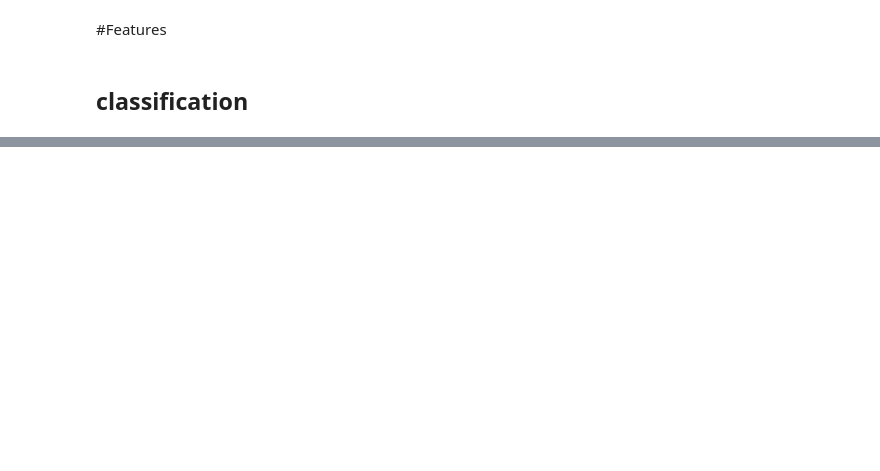
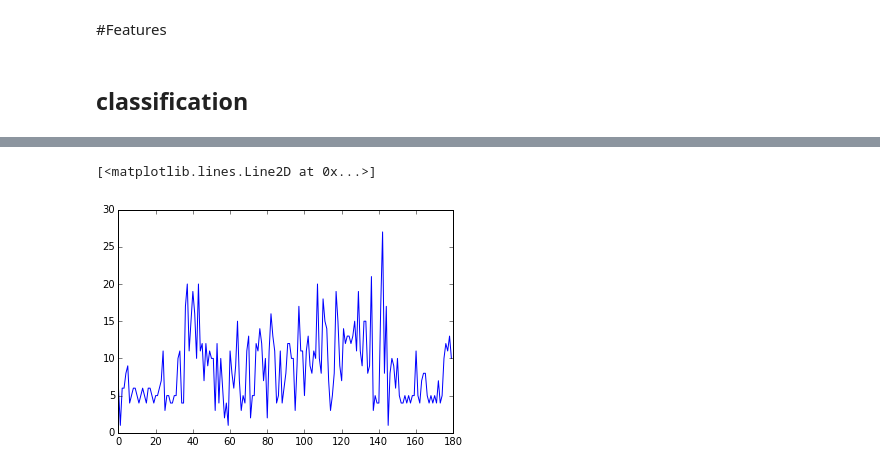
Before and after one commit to karthikv2k/sequoia_ml, a Jupyter notebook: notebooks/data-viz.ipynb, the cells around one changed output, grey strips where cells are left out. Saved outputs shown, nothing was run; the diff lists cells and outputs as text; code cells hidden in the pictures; blank space fills up the shorter version.

```diff
--- a/notebooks/data-viz.ipynb
+++ b/notebooks/data-viz.ipynb
@@ -184,6 +198,24 @@ def anomaly_detect(df):
     clf.fit(X)
     pickle.dump(clf, open("ad.pickle", 'w'))
     return clf
+# %%
+def zero_crossing(x, lt, ht):
+    out = []
+    cur_state = 0
+    prev_state = 0
+    for i in x:
+        if i > ht:
+            cur_state = 1
+        elif i < lt:
+            cur_state = 0
+        else:
+            cur_state = prev_state
+        if cur_state==prev_state:
+            out.append(0)
+        else:
+            out.append(1)
+        prev_state = cur_state
+    return out
 # %%
 basePath = "/Users/karthik/Documents/workspace/sequoia-ml/data/"
 columns = ["motionYaw","motionRoll","motionPitch", "accelerometerAccelerationX", "accelerometerAccelerationY",
@@ -244,0 +298,13 @@ normalize(df).plot(subplots=True, figsize=(100,20))
+# %%
+ndf = normalize(df)
+#f["gyx"].plot(subplots=True, figsize=(100,5))
+a= ndf["gyx"]
+b = np.array(zero_crossing(a, -0.001, 0.001))
+n = len(ndf["gyx"])
+f = []
+for i in range(0,n,50):
+    f.append(np.sum(b[i:i+50]))
+plt.plot(f)
+# %% [output]
+[<matplotlib.lines.Line2D at 0x...>]
+[figure, added]
```
Also changed, not shown: parts of 12 cells of this notebook, 4 other files.
